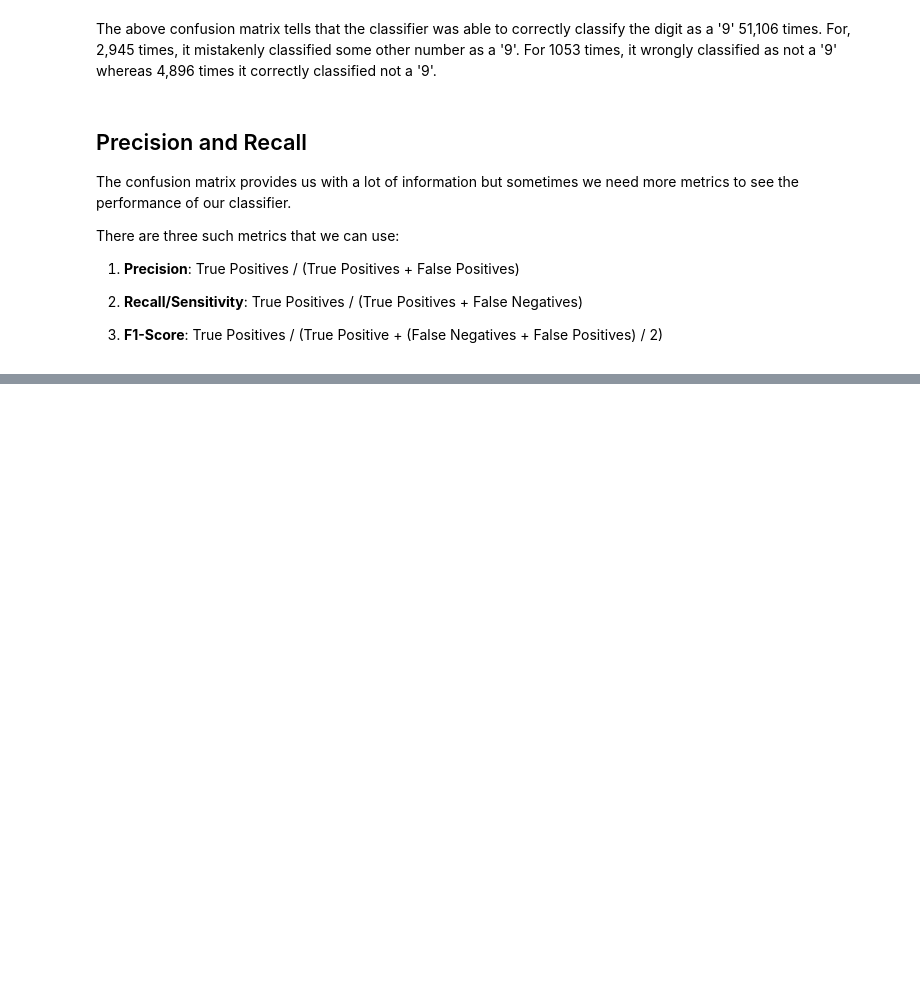
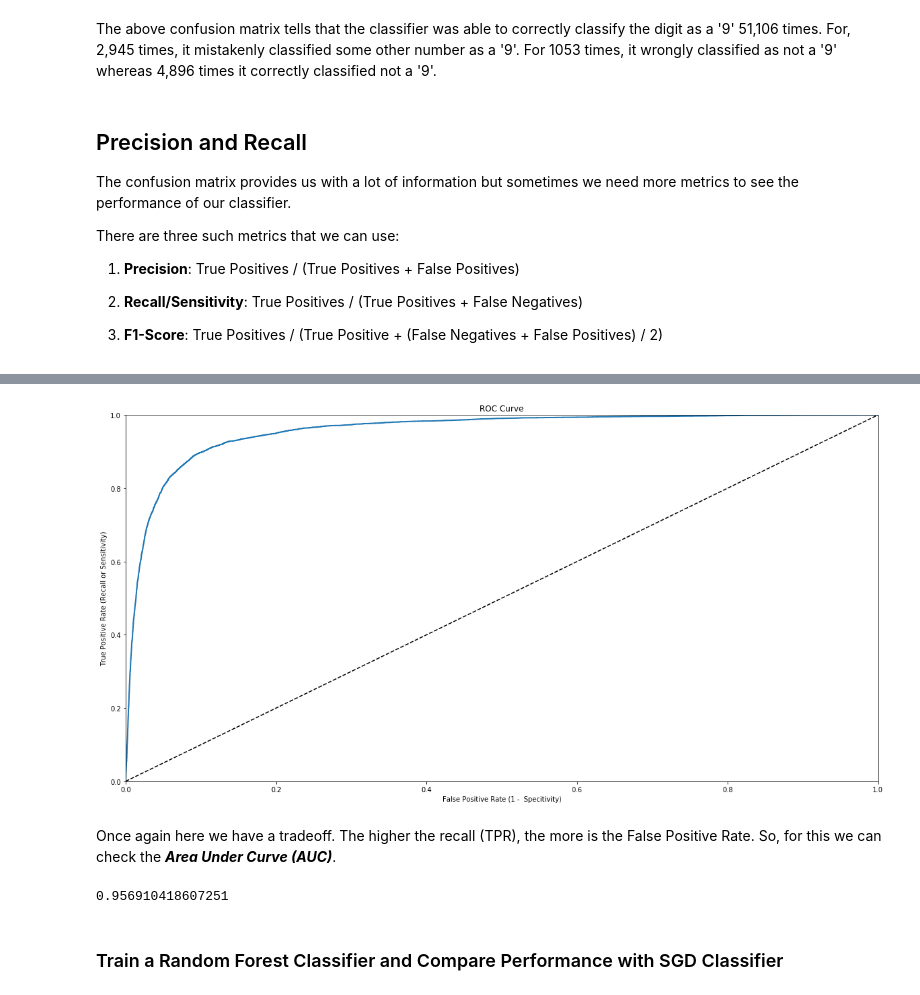
Before and after one commit to anujdutt9/Machine-Learning-Nanodegree, a Jupyter notebook: Classification/Classification.ipynb, the cells around one changed output, grey strips where cells are left out. Cells and saved outputs as stored; diff of their text form; code cells hidden in the pictures; blank space fills up the shorter version.

```diff
--- a/Classification/Classification.ipynb
+++ b/Classification/Classification.ipynb
@@ -265,0 +431,8 @@ There are three such metrics that we can use:
+# %%
+# ROC Curve
+from sklearn.metrics import roc_curve
+
+# False Positive Rate, True Positive Rate, Thresholds
+fpr, tpr, thresholds = roc_curve(y_train_9, y_scores)
+
+print('False Positive Rate: {0}\n\nTrue Positive Rate: {1}\n\nThresholds: {2}'.format(fpr,tpr,thresholds))
@@ -265,0 +448,25 @@ There are three such metrics that we can use:
+# %%
+# Plot the ROC Curve
+def plot_roc_curve(fpr=None, tpr=None, label=None):
+    plt.figure(figsize=(20,10))
+    plt.plot(fpr,tpr,linewidth=2,label=label)
+    plt.plot([0,1],[0,1],'k--')
+    plt.axis([0,1,0,1])
+    plt.xlabel('False Positive Rate (1 -  Specitivity)')
+    plt.ylabel('True Positive Rate (Recall or Sensitivity)')
+    plt.title('ROC Curve')
+# %%
+plot_roc_curve(fpr=fpr,tpr=tpr)
+# %% [output]
+[figure, added]
+# %% [markdown]
+Once again here we have a tradeoff. The higher the recall (TPR), the more is the False Positive Rate. So, for this we can check the ***Area Under Curve (AUC)***.
+# %%
+# AUC Score
+from sklearn.metrics import roc_auc_score
+
+roc_auc_score(y_train_9, y_scores)
+# %% [output]
+0.956910418607251
+# %% [markdown]
+### Train a Random Forest Classifier and Compare Performance with SGD Classifier
```
Also changed, not shown: parts of 33 cells of this notebook.
